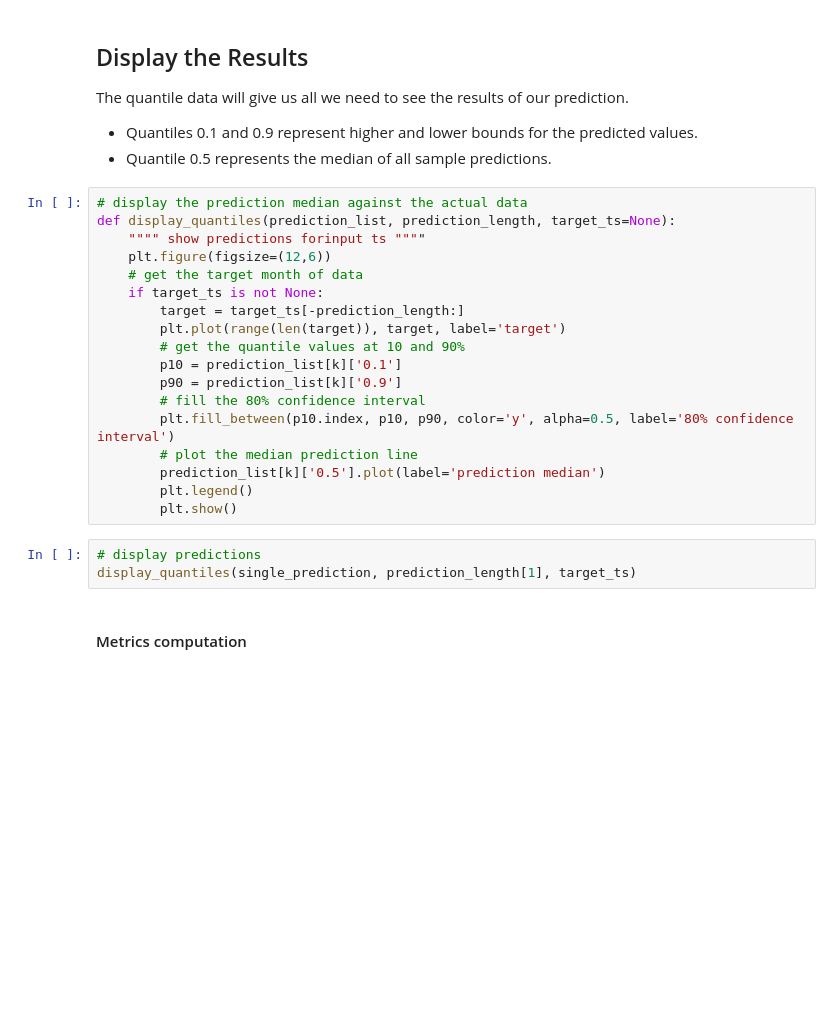
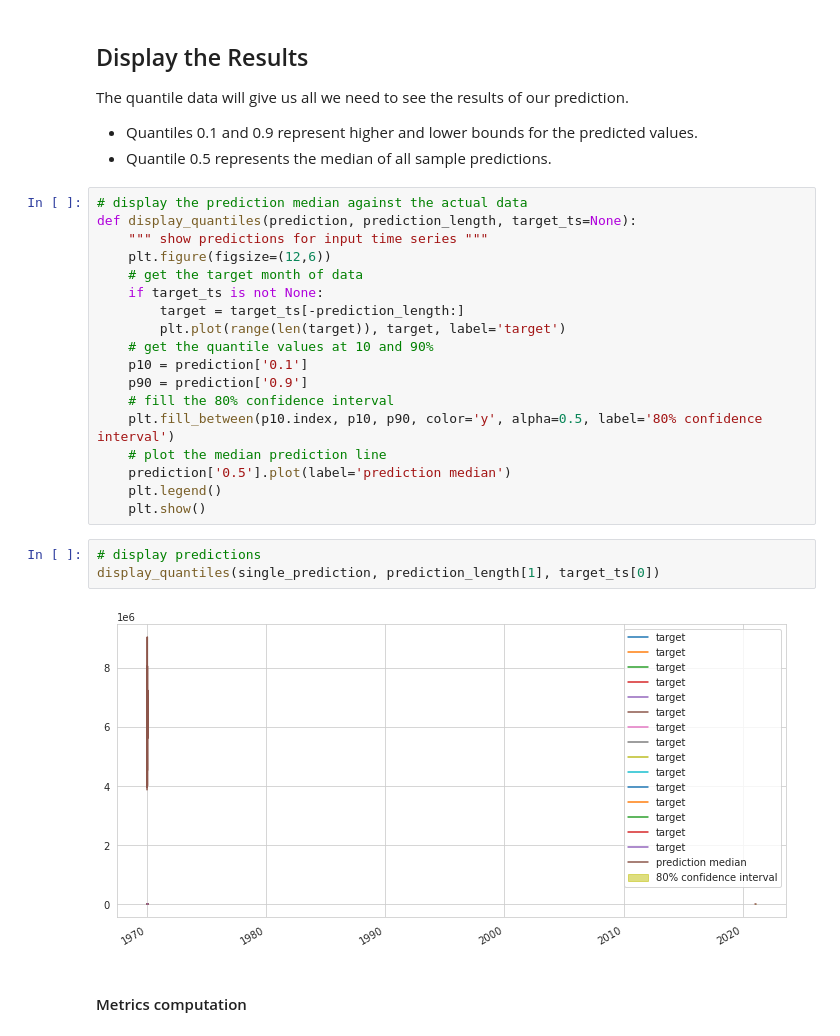
Before and after one commit to alfreedolf/ml-spp, a Jupyter notebook: 3.DeepAR-StockPricesPredictions.ipynb, the cells around one changed output. Drawn from its saved outputs; the diff is of its cells as text; blank space fills up the shorter version.

Commit message:
chore: fix display_quantiles function (still broken)

```diff
--- a/3.DeepAR-StockPricesPredictions.ipynb
+++ b/3.DeepAR-StockPricesPredictions.ipynb
@@ -487,25 +487,27 @@ The quantile data will give us all we need to see the results of our prediction.
 * Quantile 0.5 represents the median of all sample predictions.
 # %%
 # display the prediction median against the actual data
-def display_quantiles(prediction_list, prediction_length, target_ts=None):
-    """" show predictions forinput ts """"
+def display_quantiles(prediction, prediction_length, target_ts=None):
+    """ show predictions for input time series """
     plt.figure(figsize=(12,6))
     # get the target month of data
     if target_ts is not None:
         target = target_ts[-prediction_length:]
         plt.plot(range(len(target)), target, label='target')
-        # get the quantile values at 10 and 90%
-        p10 = prediction_list[k]['0.1']
-        p90 = prediction_list[k]['0.9']
-        # fill the 80% confidence interval
-        plt.fill_between(p10.index, p10, p90, color='y', alpha=0.5, label='80% confidence interval')
-        # plot the median prediction line
-        prediction_list[k]['0.5'].plot(label='prediction median')
-        plt.legend()
-        plt.show()
+    # get the quantile values at 10 and 90%
+    p10 = prediction['0.1']
+    p90 = prediction['0.9']
+    # fill the 80% confidence interval
+    plt.fill_between(p10.index, p10, p90, color='y', alpha=0.5, label='80% confidence interval')
+    # plot the median prediction line
+    prediction['0.5'].plot(label='prediction median')
+    plt.legend()
+    plt.show()
 # %%
 # display predictions
-display_quantiles(single_prediction, prediction_length[1], target_ts)
+display_quantiles(single_prediction, prediction_length[1], target_ts[0])
+# %% [output]
+[figure, added]
 # %% [markdown]
 #### Metrics computation
 # %%
```
